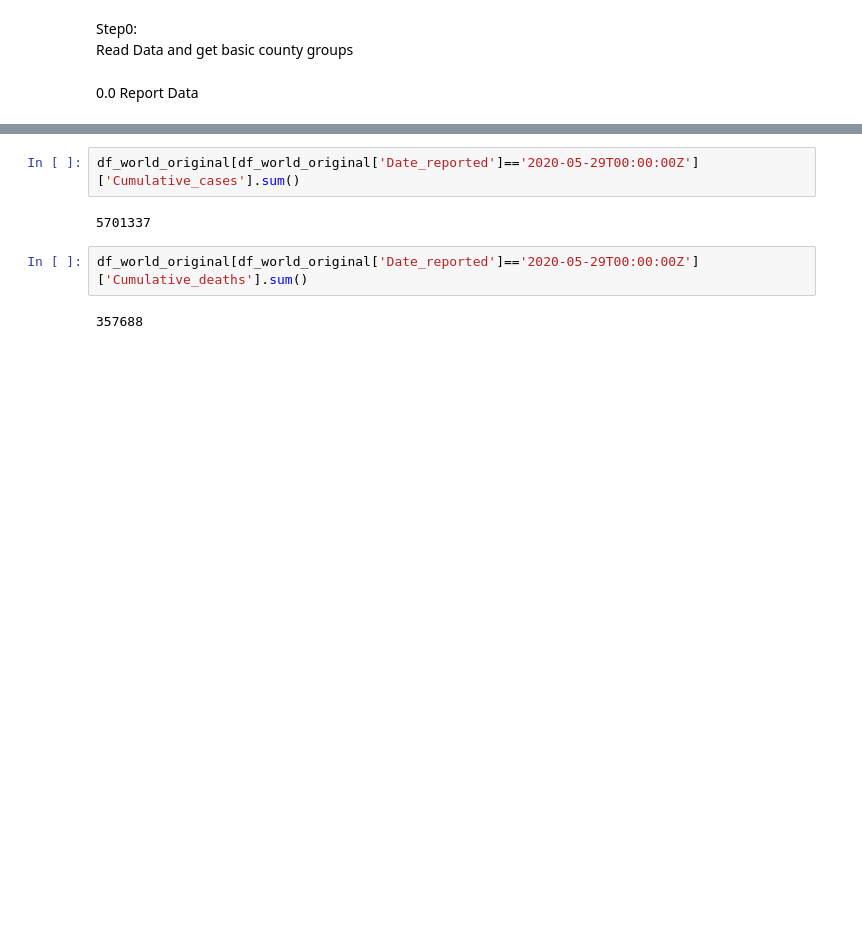
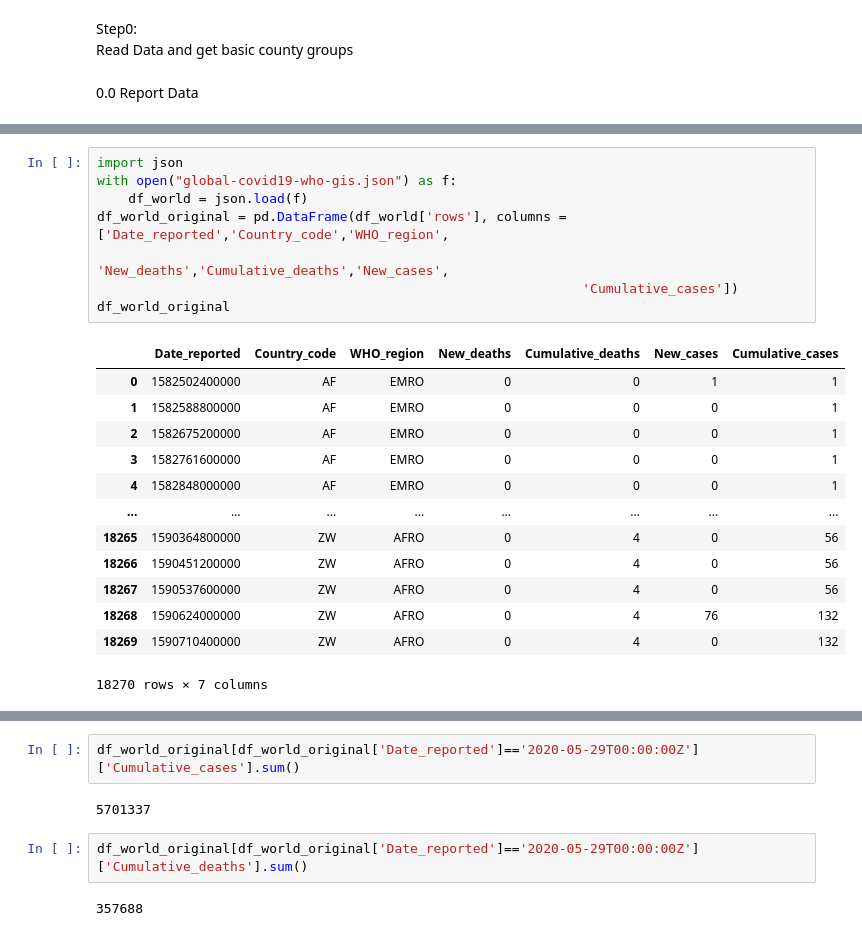
Before and after one commit to cybergis/wherecovid19_webapp, a Jupyter notebook: preprocessing/worldwide/world_layer_usingCountryID.ipynb, the cells around one changed output, grey strips where cells are left out. Drawn from its saved outputs; the diff is of its cells as text; blank space fills up the shorter version.

```diff
--- a/preprocessing/worldwide/world_layer_usingCountryID.ipynb
+++ b/preprocessing/worldwide/world_layer_usingCountryID.ipynb
@@ -28,0 +16,22 @@ df_world_original
+# %%
+import json
+with open("global-covid19-who-gis.json") as f:
+    df_world = json.load(f)
+df_world_original = pd.DataFrame(df_world['rows'], columns = ['Date_reported','Country_code','WHO_region',
+                                                              'New_deaths','Cumulative_deaths','New_cases',
+                                                              'Cumulative_cases'])
+df_world_original
+# %% [output]
+|  | Date_reported | Country_code | WHO_region | New_deaths | Cumulative_deaths | New_cases | Cumulative_cases |
+| 0 | 1582502400000 | AF | EMRO | 0 | 0 | 1 | 1 |
+| 1 | 1582588800000 | AF | EMRO | 0 | 0 | 0 | 1 |
+| 2 | 1582675200000 | AF | EMRO | 0 | 0 | 0 | 1 |
+| 3 | 1582761600000 | AF | EMRO | 0 | 0 | 0 | 1 |
+| 4 | 1582848000000 | AF | EMRO | 0 | 0 | 0 | 1 |
+| ... | ... | ... | ... | ... | ... | ... | ... |
+| 18265 | 1590364800000 | ZW | AFRO | 0 | 4 | 0 | 56 |
+| 18266 | 1590451200000 | ZW | AFRO | 0 | 4 | 0 | 56 |
+| 18267 | 1590537600000 | ZW | AFRO | 0 | 4 | 0 | 56 |
+| 18268 | 1590624000000 | ZW | AFRO | 0 | 4 | 76 | 132 |
+| 18269 | 1590710400000 | ZW | AFRO | 0 | 4 | 0 | 132 |
+18270 rows × 7 columns
```
Also changed, not shown: parts of 8 cells of this notebook, 1 other file.
